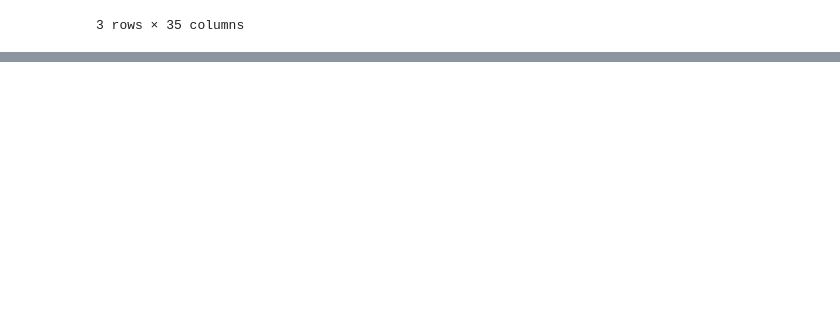
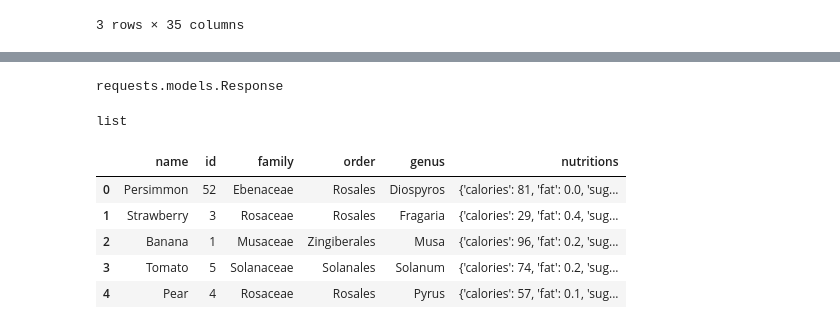
Before and after one commit to JLuceroVasquez/pandas-es-formatos-de-archivo, a Jupyter notebook: cuaderno_clases.ipynb, the cells around one changed output, grey strips where cells are left out. Saved outputs shown, nothing was run; the diff lists cells and outputs as text; code cells hidden in the pictures; blank space fills up the shorter version.

```diff
--- a/cuaderno_clases.ipynb
+++ b/cuaderno_clases.ipynb
@@ -294,0 +378,29 @@ df_desafio_aula2.head(3)
+# %%
+#Importamos el módulo requests de Python.
+import requests
+
+#Cargamos la consulta a la API de fruityvice en la variable datos_frutas.
+datos_frutas = requests.get('https://fruityvice.com/api/fruit/all')
+type(datos_frutas)
+# %% [output]
+requests.models.Response
+# %%
+#Convertimos los datos de la consulta en texto con el método text.
+#Almacenamos los datos leidos como texto en la variable resultado.
+resultado = json.loads(datos_frutas.text)
+
+#La API transmite los datos en una lista de diccionario, que hemos cargado en la variable resultado.
+type(resultado)
+# %% [output]
+list
+# %%
+#Convertimos los datos de la lista de diccionario en un dataframe con la función pd.DataFrame().
+dataframe_api = pd.DataFrame(resultado)
+dataframe_api.head()
+# %% [output]
+|  | name | id | family | order | genus | nutritions |
+| 0 | Persimmon | 52 | Ebenaceae | Rosales | Diospyros | {'calories': 81, 'fat': 0.0, 'sug... |
+| 1 | Strawberry | 3 | Rosaceae | Rosales | Fragaria | {'calories': 29, 'fat': 0.4, 'sug... |
+| 2 | Banana | 1 | Musaceae | Zingiberales | Musa | {'calories': 96, 'fat': 0.2, 'sug... |
+| 3 | Tomato | 5 | Solanaceae | Solanales | Solanum | {'calories': 74, 'fat': 0.2, 'sug... |
+| 4 | Pear | 4 | Rosaceae | Rosales | Pyrus | {'calories': 57, 'fat': 0.1, 'sug... |
```
Also changed, not shown: parts of 12 cells of this notebook.
